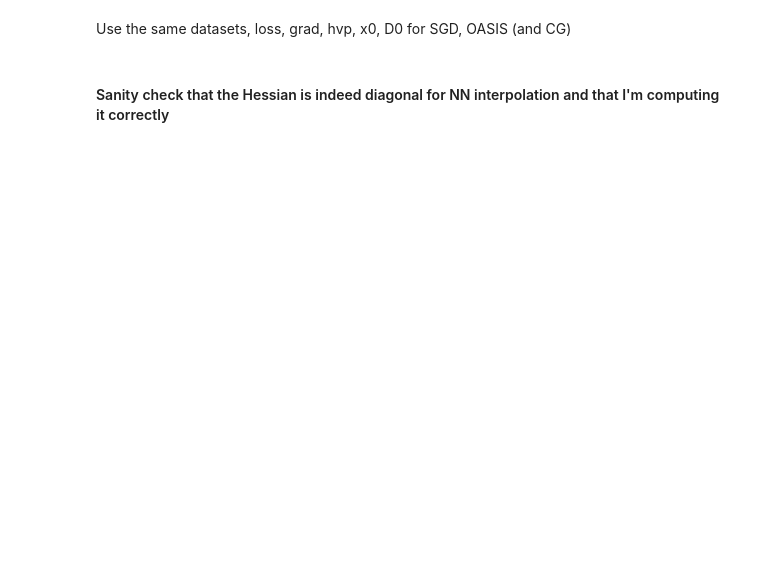
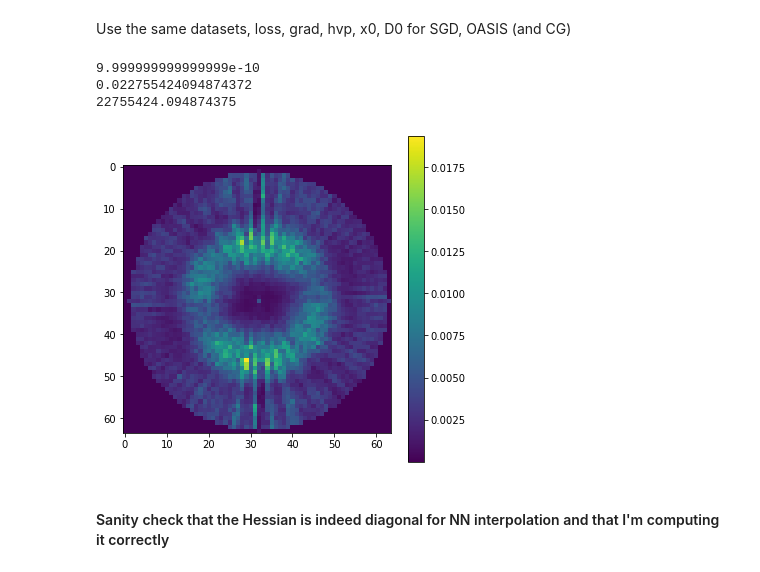
Before and after one commit to bogdantoader/simplecryoem, a Jupyter notebook: nb/Higher_stochastic.ipynb, the cells around one changed output. Cells and saved outputs as stored; diff of their text form; code cells hidden in the pictures; blank space fills up the shorter version.

```diff
--- a/nb/Higher_stochastic.ipynb
+++ b/nb/Higher_stochastic.ipynb
@@ -131,14 +135,21 @@ grad_func2, loss_func2, hvp_func2 = get_sgd_vol_ops(gradv_obj, loss_obj, angles2
+# %%
+alpha =  1e-9 #1e-5 #1e-9 #1e-9 # 1e-5
+interp_method = "tri"
+
+slice_obj = Slice(x_grid, mask = mask, interp_method = interp_method)
+loss_obj = Loss(slice_obj, alpha = alpha)
+gradv_obj = GradV(loss_obj)
+
+
+grad_func, loss_func, hvp_func = get_sgd_vol_ops(gradv_obj, loss_obj, angles, shifts, ctf_params, imgs_f, sigma_noise)
 # %%
 n_epochs = 20 #3 #2000 * 4
 batch_sz = 1000
 n_batch = N // batch_sz
 
-zD01z = np.zeros([nx,nx,nx])
-zD02z = np.zeros([nx,nx,nx])
+zD0z = np.zeros([nx,nx,nx])
 
-#zD01z = []
-#zD02z = []
-
+#zD0z = []
 
 key = random.PRNGKey(62)
 key, subkey = random.split(key)
@@ -153,24 +164,19 @@ for i in tqdm(range(n_epochs)):
 
         z = random.rademacher(subkey, [nx,nx,nx], dtype=x0.dtype)
 
-        zD01z += z * hvp_func1(x0, z, np.array(idx))
-        zD02z += z * hvp_func2(x0, z, np.array(idx))
+        zD0z += z * hvp_func(x0, z, np.array(idx))
 
         # Any more memory efficient way of doing this? The kernel dies :(
 
         # For some reason, passing idx without np.array doesn't work (it is
         # considered to be tuple
-        #zD01z.append(z * hvp_func1(x0, z, np.array(idx)))
-        #zD02z.append(z * hvp_func2(x0, z, np.array(idx)))
+        #zD0z.append(z * hvp_func(x0, z, np.array(idx)))
 
-zD01z = np.array(zD01z)
-zD02z = np.array(zD02z)
+zD0z = np.array(zD0z)
 
-#D01 = np.mean(zD01z, axis = 0)
-#D02 = np.mean(zD02z, axis = 0)
+#D0 = np.mean(zD0z, axis = 0)
 
-D01 = zD01z / (n_epochs * n_batch)
-D02 = zD02z / (n_epochs * n_batch)
+D0 = zD0z / (n_epochs * n_batch)
 # %%
 # Compute the sums term by term to have an idea of convergence
 compute_separate_terms = False
@@ -201,5 +200,10 @@ if compute_separate_terms:
 # %%
-plt.imshow(jnp.fft.fftshift(jnp.abs(D01[0,:,:]))); plt.colorbar()
-print(jnp.min(jnp.abs(D01)))
-print(jnp.max(jnp.abs(D01)))
-print(jnp.max(jnp.abs(D01))/jnp.min(jnp.abs(D01)))
+plt.imshow(jnp.fft.fftshift(jnp.abs(D0[0,:,:]))); plt.colorbar()
+print(jnp.min(jnp.abs(D0)))
+print(jnp.max(jnp.abs(D0)))
+print(jnp.max(jnp.abs(D0))/jnp.min(jnp.abs(D0)))
+# %% [output]
+9.999999999999999e-10
+0.022755424094874372
+22755424.094874375
+[figure, added]
```
Also changed, not shown: parts of 90 cells of this notebook.
